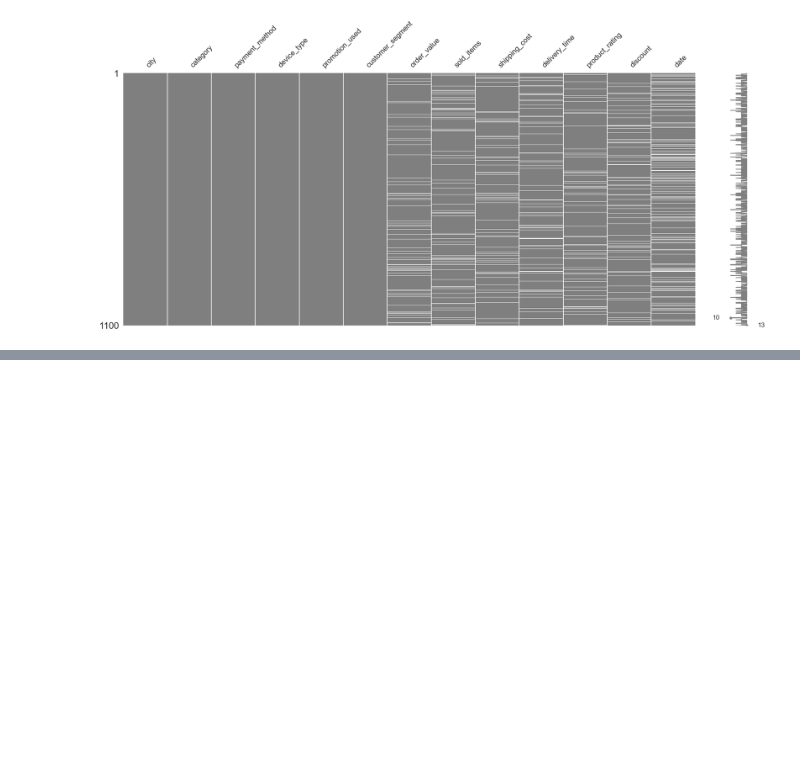
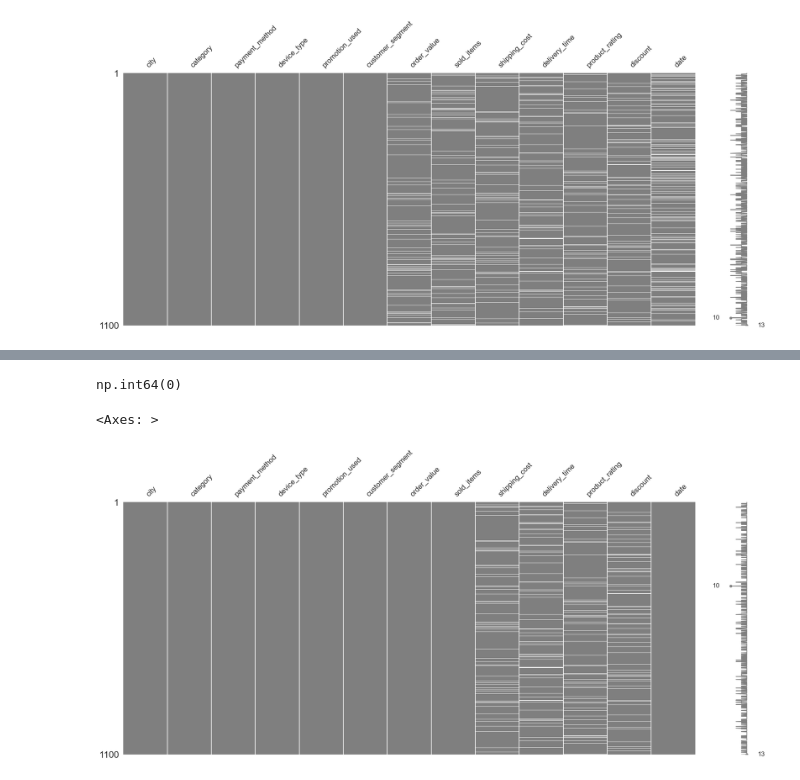
Before and after one commit to mtatbak/stat112FinalProject, a Jupyter notebook: 112.ipynb, the cells around one changed output, grey strips where cells are left out. Cells and saved outputs as stored; diff of their text form; code cells hidden in the pictures; blank space fills up the shorter version.

```diff
--- a/112.ipynb
+++ b/112.ipynb
@@ -442,0 +595,3 @@ msno.matrix(df, color = (0.5, 0.5, 0.5))
+# %%
+modeDate = df["date"].mode()[0]
+modeDate # 2013-03-01 00:00:00
@@ -442,0 +600,10 @@ msno.matrix(df, color = (0.5, 0.5, 0.5))
+# %%
+df["date"] = df["date"].fillna(modeDate) # we imputeted with mode
+df["date"].isnull().sum() # 0
+# %% [output]
+np.int64(0)
+# %%
+msno.matrix(df, color = (0.5, 0.5, 0.5))
+# %% [output]
+<Axes: >
+[figure, added]
```
Also changed, not shown: parts of 25 cells of this notebook.
